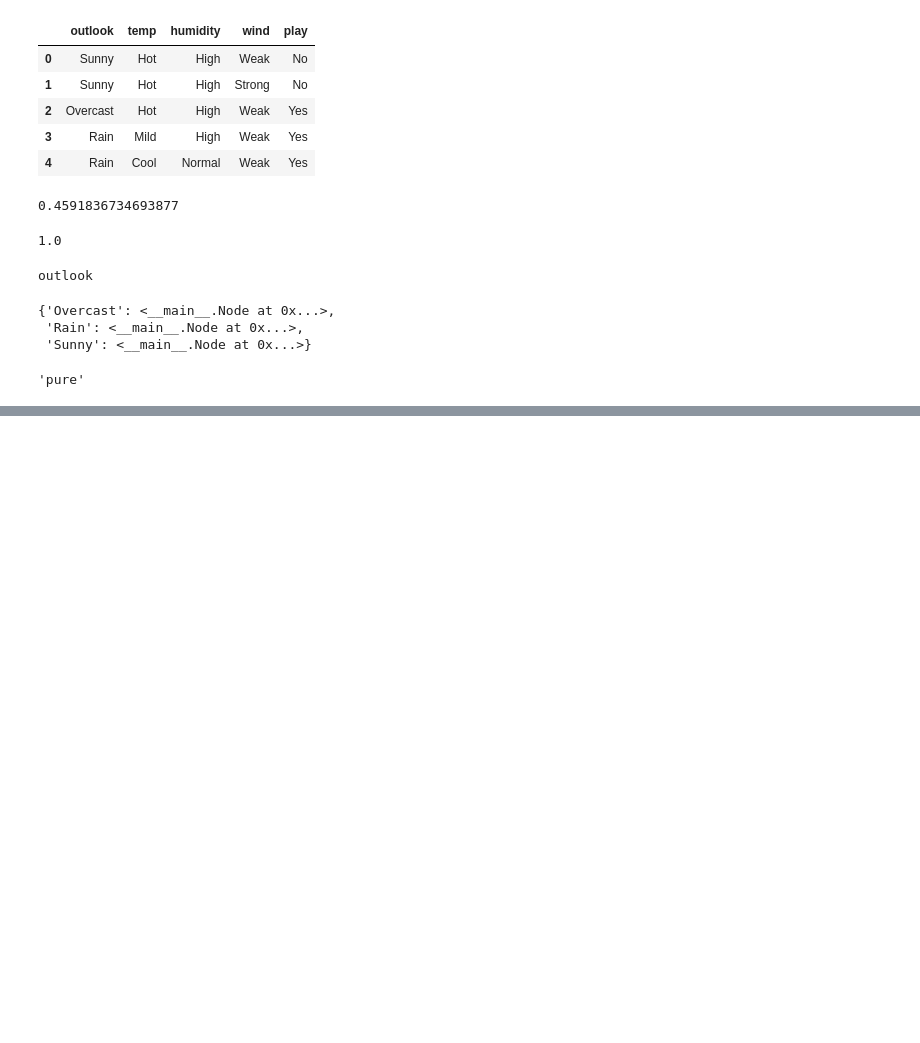
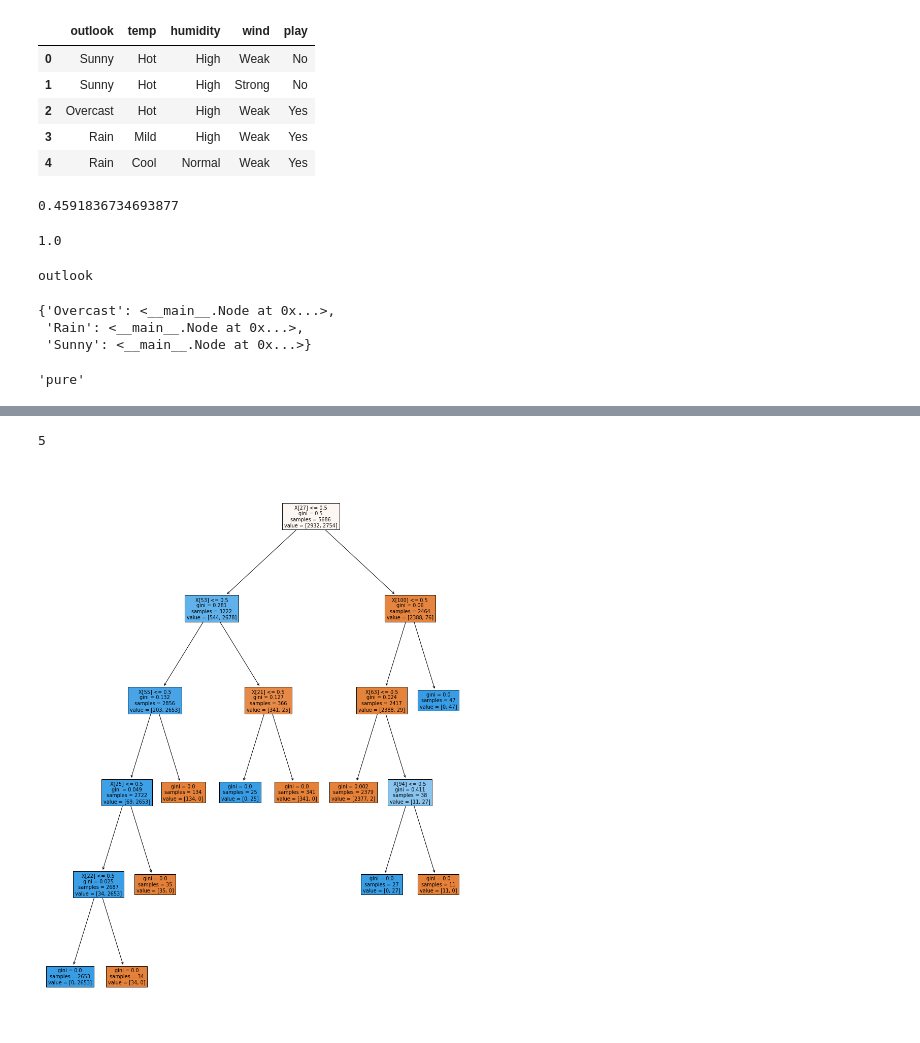
Before and after one commit to Diwakar-Gupta/LrcDataScience, a Jupyter notebook: 22-01-31-Decision_Tree/Codes.ipynb, the cells around one changed output, grey strips where cells are left out. Cells and saved outputs as stored; diff of their text form; code cells hidden in the pictures; blank space fills up the shorter version.

```diff
--- a/22-01-31-Decision_Tree/Codes.ipynb
+++ b/22-01-31-Decision_Tree/Codes.ipynb
@@ -168,0 +243,14 @@ model.decision['Sunny'].decision['High'].typ
+# %%
+from sklearn import tree
+import matplotlib.pyplot as plt
+
+model = DecisionTreeClassifier(ccp_alpha=0.001)
+model.fit(xtrain, ytrain)
+
+plt.figure(figsize = (15, 20))
+tree.plot_tree(model, filled = True)
+print(model.get_depth())
+plt.show()
+# %% [output]
+5
+[figure, added]
```
Also changed, not shown: parts of 13 cells of this notebook.
